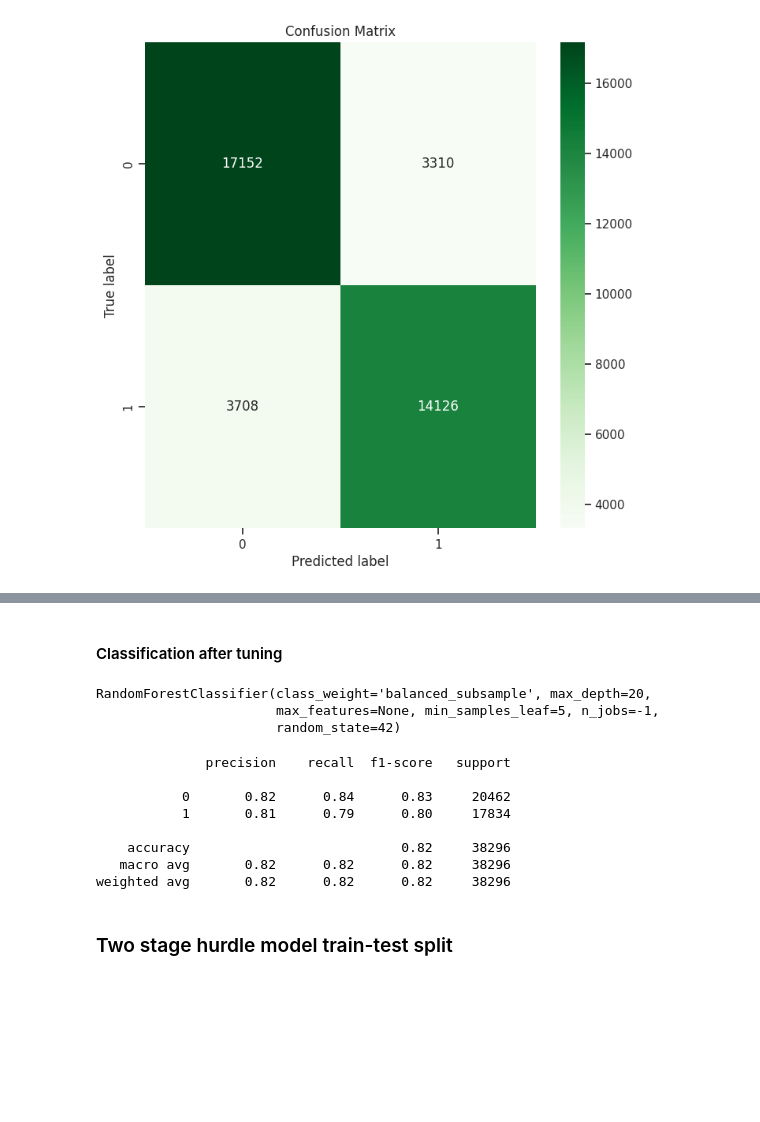
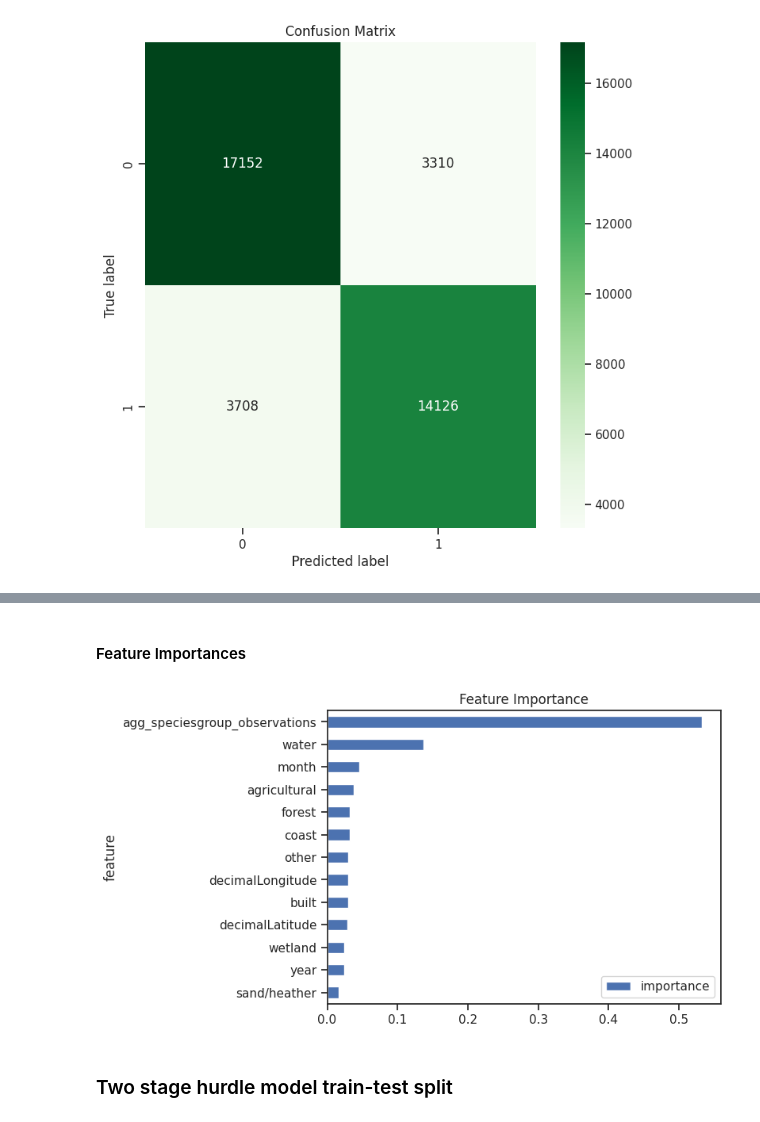
Before and after one commit to kebabzter/the-greatest-cormorant, a Jupyter notebook: notebook-final.ipynb, the cells around one changed output, grey strips where cells are left out. Saved outputs shown, nothing was run; the diff lists cells and outputs as text; code cells hidden in the pictures; blank space fills up the shorter version.

```diff
--- a/notebook-final.ipynb
+++ b/notebook-final.ipynb
@@ -911,11 +922,11 @@ X_train, X_test, y_train, y_test = train_test_split(
 # %%
 baseModel = RandomForestClassifier(
-    n_estimators=100,
+    n_estimators=150,
     min_samples_split=2,
-    min_samples_leaf=5,
-    max_features=None,
-    max_depth=20,
-    class_weight="balanced_subsample",
+    min_samples_leaf=50,
+    max_features="log2",
+    max_depth=15,
+    class_weight="balanced",
     random_state=42,
     n_jobs=-1
 )
@@ -1000,37 +1045,16 @@ plt.show()
-# %% [markdown]
-#### Classification after tuning
-# %%
-
-baseModel = RandomForestClassifier(
-    n_estimators=100,
-    min_samples_split=2,
-    min_samples_leaf=5,
-    max_features=None,
-    max_depth=20,
-    class_weight="balanced_subsample",
-    random_state=42,
-    n_jobs=-1
-)
-
-baseModel.fit(X_train, y_train)
-# %% [output]
-RandomForestClassifier(class_weight='balanced_subsample', max_depth=20,
-                       max_features=None, min_samples_leaf=5, n_jobs=-1,
-                       random_state=42)
-# %%
-y_pred = baseModel.predict(X_test)
-
-report = classification_report(y_test, y_pred)
-print(report)
-# %% [output]
-              precision    recall  f1-score   support
-
-           0       0.82      0.84      0.83     20462
-           1       0.81      0.79      0.80     17834
-
-    accuracy                           0.82     38296
-   macro avg       0.82      0.82      0.82     38296
-weighted avg       0.82      0.82      0.82     38296
+# %% [markdown]
+#### Feature Importances
+# %%
+importances = baseModel.feature_importances_
+feature_names = X.columns
+df_importance = pd.DataFrame({'feature': feature_names, 'importance': importances})
+df_importance = df_importance.sort_values(by='importance', ascending=True)
+
+df_importance.plot(kind='barh', x='feature', y='importance')
+plt.title("Feature Importance")
+plt.show()
+# %% [output]
+[figure, added]
 # %% [markdown]
 ### Two stage hurdle model train-test split
 # %% [markdown]
```
Also changed, not shown: parts of 83 cells of this notebook.
